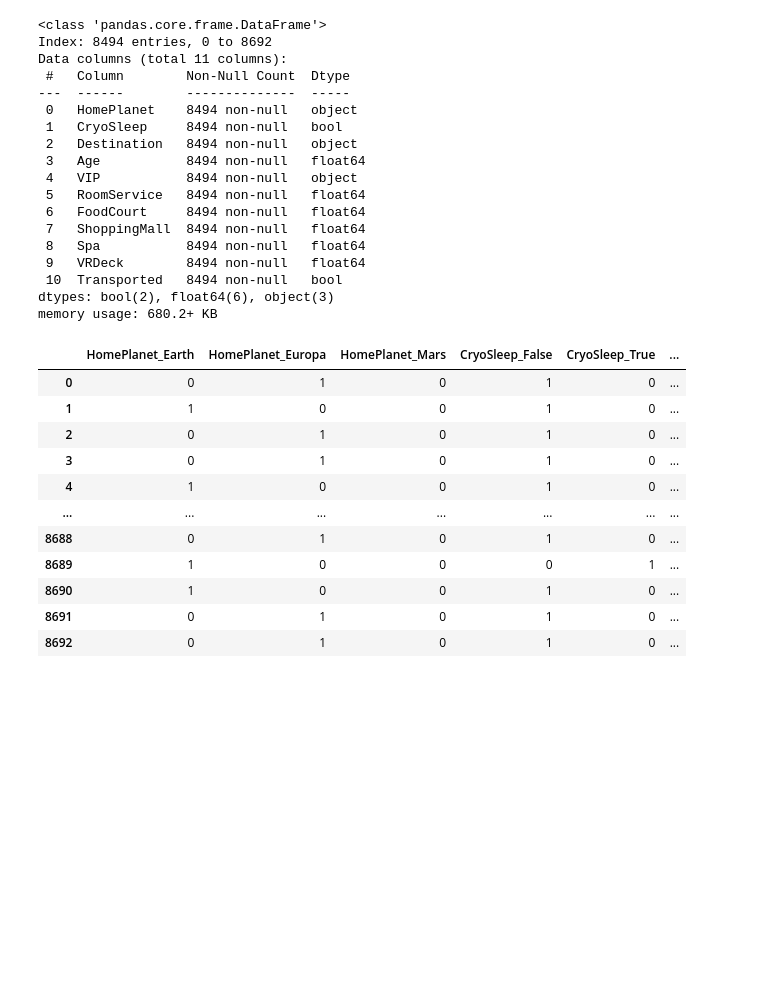
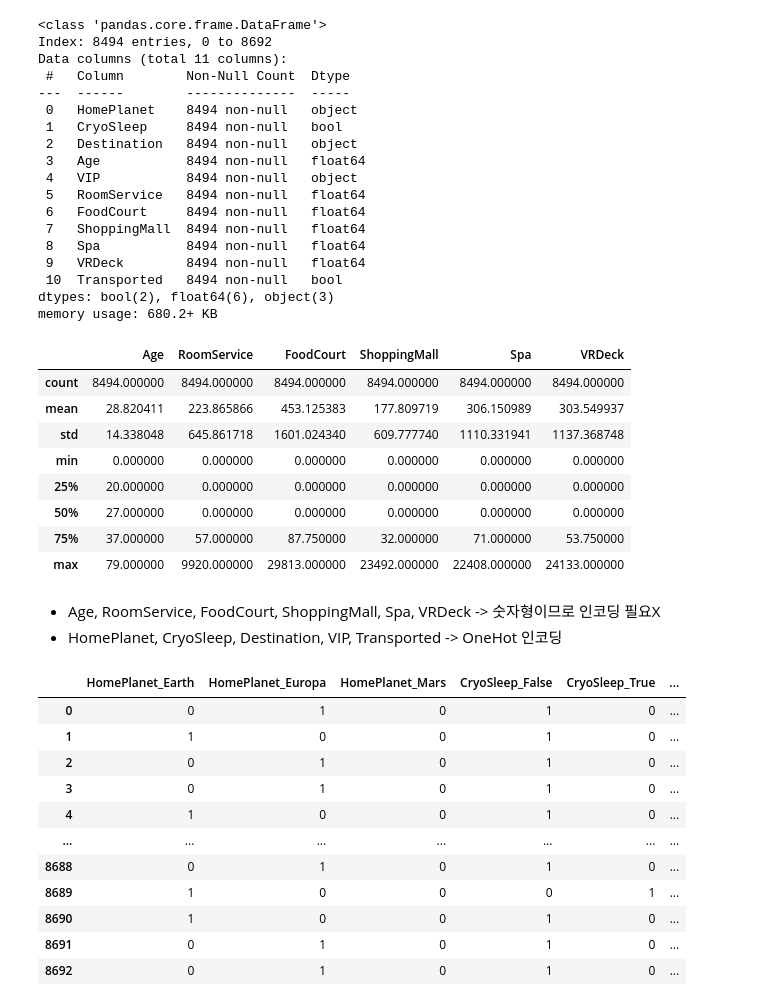
Before and after one commit to Un2duck/KDT_DYH, a Jupyter notebook: 07.Machine_Learning/Project/space_titan_도영훈.ipynb, the cells around one changed output. Cells and saved outputs as stored; diff of their text form; code cells hidden in the pictures; blank space fills up the shorter version.

```diff
--- a/07.Machine_Learning/Project/space_titan_도영훈.ipynb
+++ b/07.Machine_Learning/Project/space_titan_도영훈.ipynb
@@ -275,6 +284,21 @@ Data columns (total 11 columns):
  10  Transported   8494 non-null   bool
 dtypes: bool(2), float64(6), object(3)
 memory usage: 680.2+ KB
+# %%
+spaceDF.describe()
+# %% [output]
+|  | Age | RoomService | FoodCourt | ShoppingMall | Spa | VRDeck |
+| count | 8494.000000 | 8494.000000 | 8494.000000 | 8494.000000 | 8494.000000 | 8494.000000 |
+| mean | 28.820411 | 223.865866 | 453.125383 | 177.809719 | 306.150989 | 303.549937 |
+| std | 14.338048 | 645.861718 | 1601.024340 | 609.777740 | 1110.331941 | 1137.368748 |
+| min | 0.000000 | 0.000000 | 0.000000 | 0.000000 | 0.000000 | 0.000000 |
+| 25% | 20.000000 | 0.000000 | 0.000000 | 0.000000 | 0.000000 | 0.000000 |
+| 50% | 27.000000 | 0.000000 | 0.000000 | 0.000000 | 0.000000 | 0.000000 |
+| 75% | 37.000000 | 57.000000 | 87.750000 | 32.000000 | 71.000000 | 53.750000 |
+| max | 79.000000 | 9920.000000 | 29813.000000 | 23492.000000 | 22408.000000 | 24133.000000 |
+# %% [markdown]
+- Age, RoomService, FoodCourt, ShoppingMall, Spa, VRDeck -> 숫자형이므로 인코딩 필요X
+- HomePlanet, CryoSleep, Destination, VIP, Transported -> OneHot 인코딩
 # %%
 # object 타입 데이터 원-핫 인코딩
 ex_featureDF = spaceDF[spaceDF.columns[:-1]]
```
Also changed, not shown: parts of 14 cells of this notebook, 28 other files.
